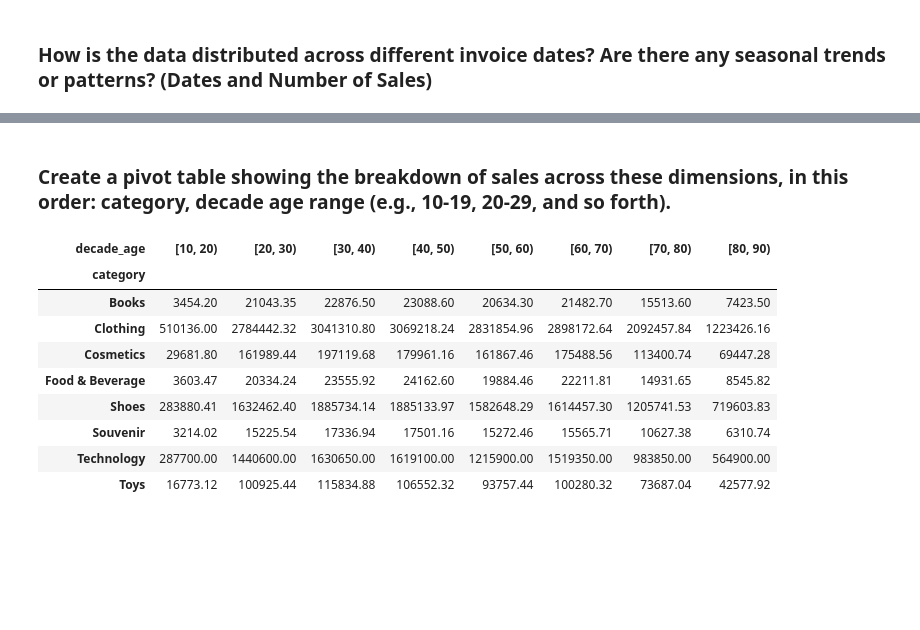
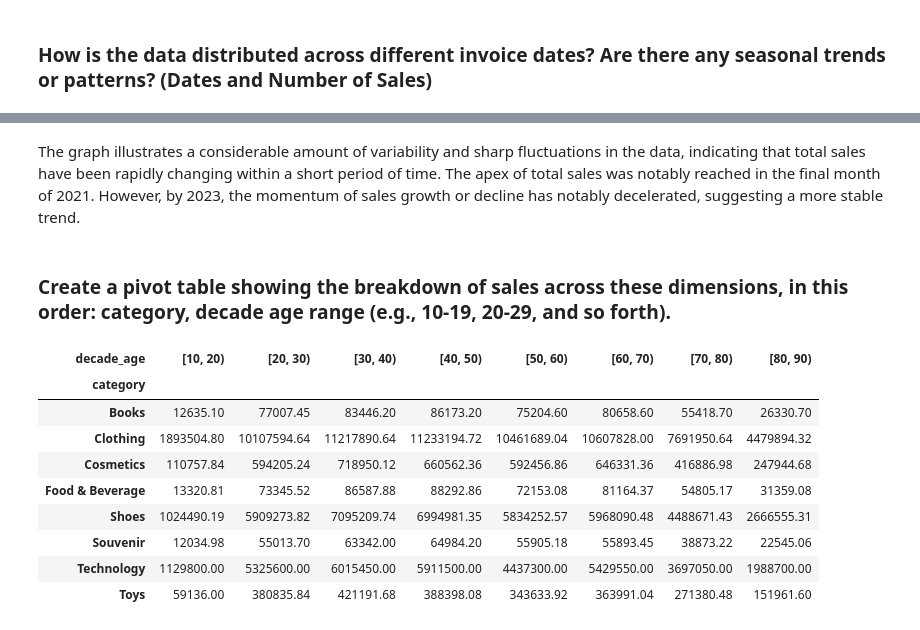
Before and after one commit to malenariz/programming_assignments, a Jupyter notebook: assignment-templates/sales-data.ipynb, the cells around one changed output, grey strips where cells are left out. Drawn from its saved outputs; the diff is of its cells as text; code cells hidden in the pictures; blank space fills up the shorter version.

```diff
--- a/assignment-templates/sales-data.ipynb
+++ b/assignment-templates/sales-data.ipynb
@@ -35,5 +35,6 @@ df['payment_method'].value_counts().idxmax(), df['payment_method'].value_counts(
 # %% [markdown]
 ### What are the three most popular categories, by total sales?
 # %%
-df['category'].value_counts().nlargest(3)
+df['sales'] = df['quantity'] * df['price']
+df.groupby('category')['sales'].sum().nlargest(3)
 # %% [output]
@@ -82,17 +70,19 @@ plt.show()
+# %% [markdown]
+The graph illustrates a considerable amount of variability and sharp fluctuations in the data, indicating that total sales have been rapidly changing within a short period of time. The apex of total sales was notably reached in the final month of 2021. However, by 2023, the momentum of sales growth or decline has notably decelerated, suggesting a more stable trend.
 # %% [markdown]
 ### Create a pivot table showing the breakdown of sales across these dimensions, in this order: category, decade age range (e.g., 10-19, 20-29, and so forth).
 # %%
 merged_data['decade_age'] = pd.cut(merged_data['age'], bins=range(10, 100, 10), right = False)
-pivot_table = pd.pivot_table(merged_data, values='price', index='category', columns='decade_age', aggfunc='sum')
+pivot_table = pd.pivot_table(merged_data, values='sales', index='category', columns='decade_age', aggfunc='sum')
 pivot_table
 # %% [output]
 | decade_age | [10, 20) | [20, 30) | [30, 40) | [40, 50) | [50, 60) | [60, 70) | [70, 80) | [80, 90) |
 | category |  |  |  |  |  |  |  |  |
-| Books | 3454.20 | 21043.35 | 22876.50 | 23088.60 | 20634.30 | 21482.70 | 15513.60 | 7423.50 |
-| Clothing | 510136.00 | 2784442.32 | 3041310.80 | 3069218.24 | 2831854.96 | 2898172.64 | 2092457.84 | 1223426.16 |
-| Cosmetics | 29681.80 | 161989.44 | 197119.68 | 179961.16 | 161867.46 | 175488.56 | 113400.74 | 69447.28 |
-| Food & Beverage | 3603.47 | 20334.24 | 23555.92 | 24162.60 | 19884.46 | 22211.81 | 14931.65 | 8545.82 |
-| Shoes | 283880.41 | 1632462.40 | 1885734.14 | 1885133.97 | 1582648.29 | 1614457.30 | 1205741.53 | 719603.83 |
-| Souvenir | 3214.02 | 15225.54 | 17336.94 | 17501.16 | 15272.46 | 15565.71 | 10627.38 | 6310.74 |
-| Technology | 287700.00 | 1440600.00 | 1630650.00 | 1619100.00 | 1215900.00 | 1519350.00 | 983850.00 | 564900.00 |
-| Toys | 16773.12 | 100925.44 | 115834.88 | 106552.32 | 93757.44 | 100280.32 | 73687.04 | 42577.92 |
+| Books | 12635.10 | 77007.45 | 83446.20 | 86173.20 | 75204.60 | 80658.60 | 55418.70 | 26330.70 |
+| Clothing | 1893504.80 | 10107594.64 | 11217890.64 | 11233194.72 | 10461689.04 | 10607828.00 | 7691950.64 | 4479894.32 |
+| Cosmetics | 110757.84 | 594205.24 | 718950.12 | 660562.36 | 592456.86 | 646331.36 | 416886.98 | 247944.68 |
+| Food & Beverage | 13320.81 | 73345.52 | 86587.88 | 88292.86 | 72153.08 | 81164.37 | 54805.17 | 31359.08 |
+| Shoes | 1024490.19 | 5909273.82 | 7095209.74 | 6994981.35 | 5834252.57 | 5968090.48 | 4488671.43 | 2666555.31 |
+| Souvenir | 12034.98 | 55013.70 | 63342.00 | 64984.20 | 55905.18 | 55893.45 | 38873.22 | 22545.06 |
+| Technology | 1129800.00 | 5325600.00 | 6015450.00 | 5911500.00 | 4437300.00 | 5429550.00 | 3697050.00 | 1988700.00 |
+| Toys | 59136.00 | 380835.84 | 421191.68 | 388398.08 | 343633.92 | 363991.04 | 271380.48 | 151961.60 |
```
Also changed, not shown: parts of 5 cells of this notebook.
